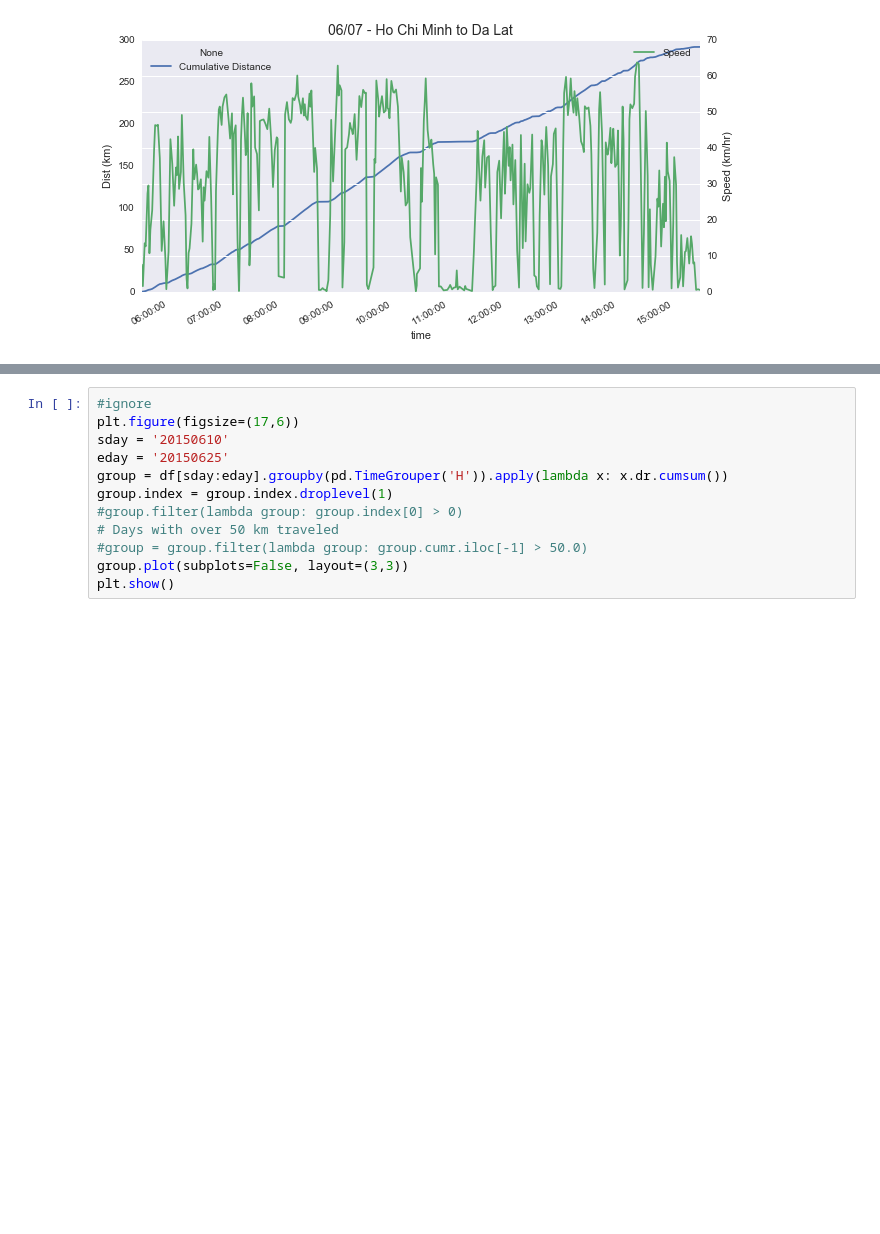
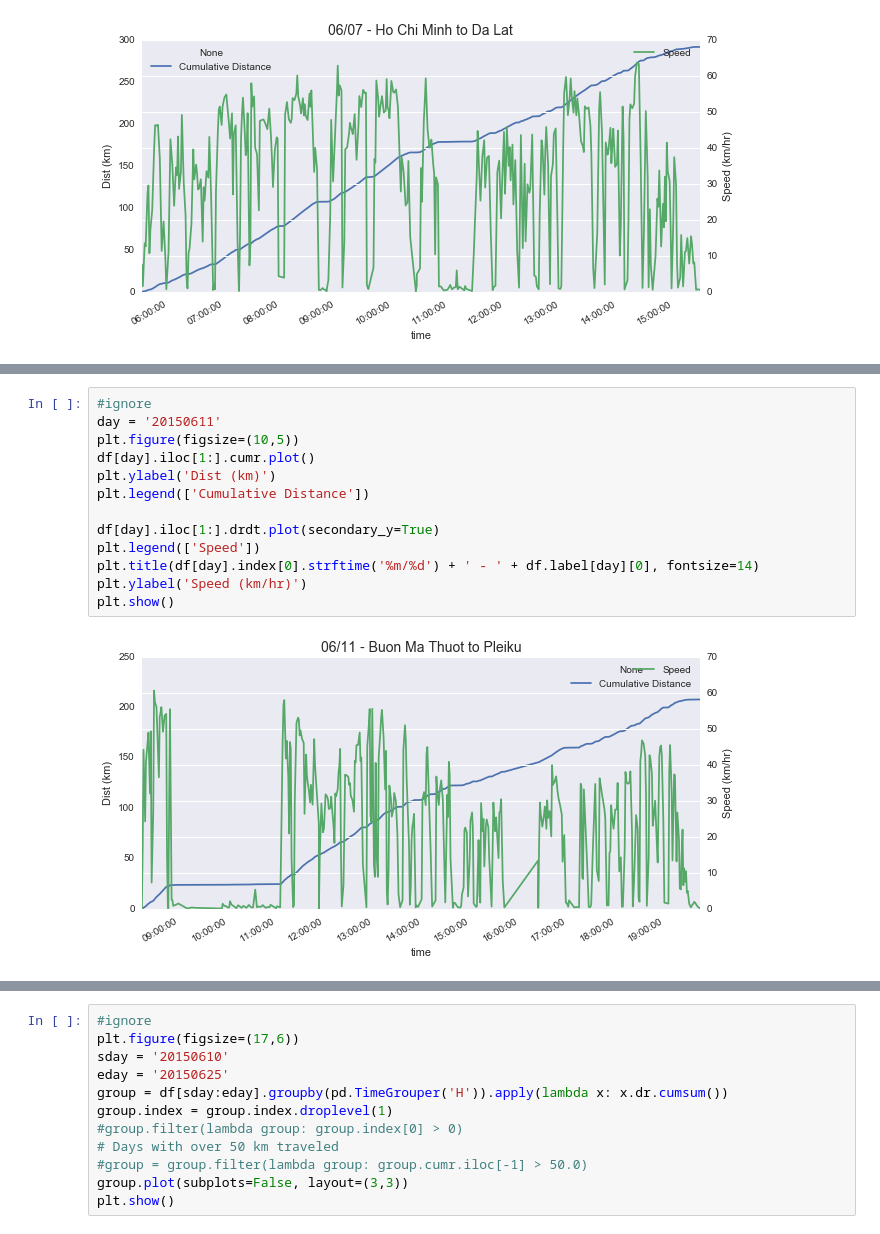
Before and after one commit to dankolbman/notebooks, a Jupyter notebook: asia/vietnam.ipynb, the cells around one changed output, grey strips where cells are left out. Cells and saved outputs as stored; diff of their text form; blank space fills up the shorter version.

```diff
--- a/asia/vietnam.ipynb
+++ b/asia/vietnam.ipynb
@@ -186,0 +191,15 @@ plt.show()
+# %%
+#ignore
+day = '20150611'
+plt.figure(figsize=(10,5))
+df[day].iloc[1:].cumr.plot()
+plt.ylabel('Dist (km)')
+plt.legend(['Cumulative Distance'])
+
+df[day].iloc[1:].drdt.plot(secondary_y=True)
+plt.legend(['Speed'])
+plt.title(df[day].index[0].strftime('%m/%d') + ' - ' + df.label[day][0], fontsize=14)
+plt.ylabel('Speed (km/hr)')
+plt.show()
+# %% [output]
+[figure, added]
```
Also changed, not shown: parts of 4 cells of this notebook, 3 other files.
